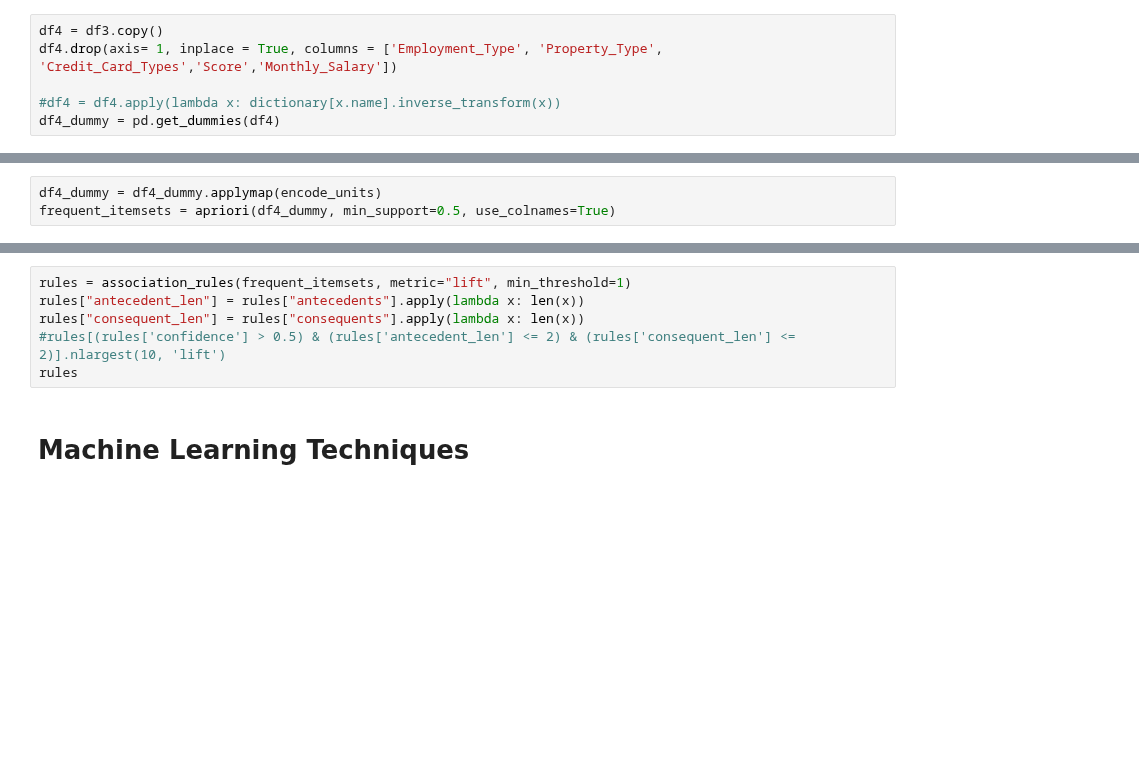
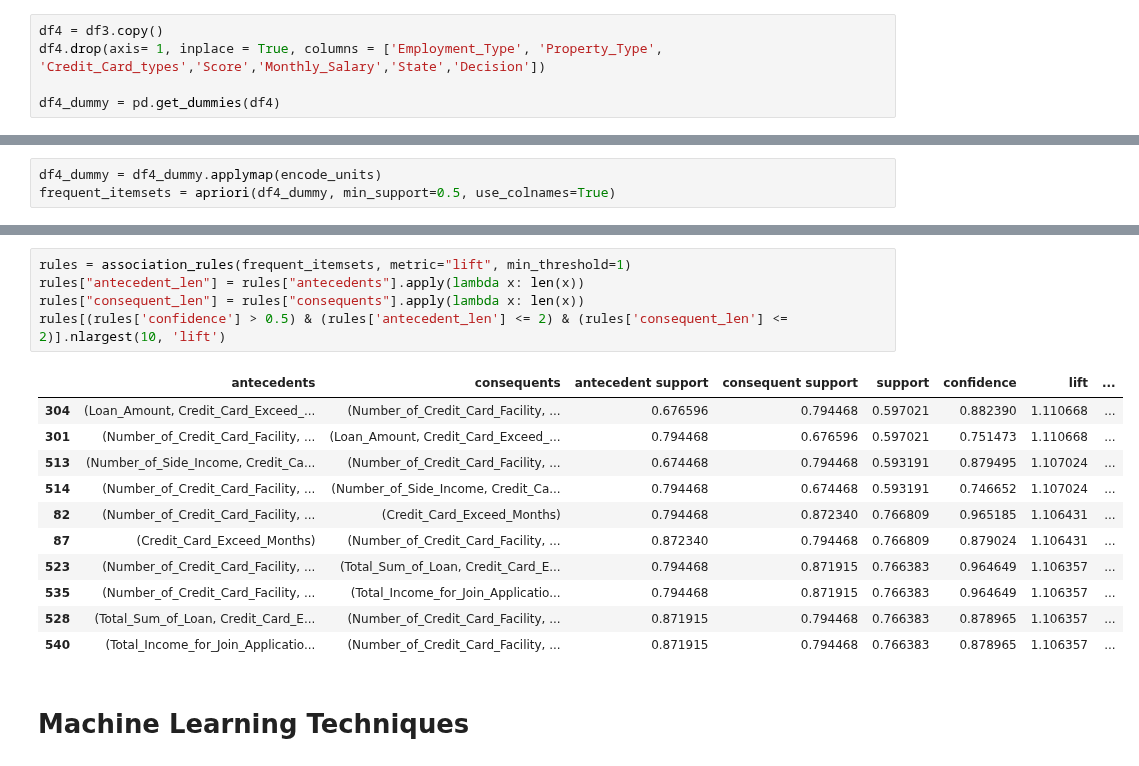
Before and after one commit to wkyg/DataMining, a Jupyter notebook: Project/Project.ipynb, the cells around one changed output, grey strips where cells are left out. Cells and saved outputs as stored; diff of their text form; blank space fills up the shorter version.

```diff
--- a/Project/Project.ipynb
+++ b/Project/Project.ipynb
@@ -410,9 +439,8 @@ X_res.drop(columns=["Number_of_Properties","Loan_Amount"], axis=1, inplace=True)
 # Association Rule Mining
 # %%
 df4 = df3.copy()
-df4.drop(axis= 1, inplace = True, columns = ['Employment_Type', 'Property_Type', 'Credit_Card_Types','Score','Monthly_Salary'])
+df4.drop(axis= 1, inplace = True, columns = ['Employment_Type', 'Property_Type', 'Credit_Card_types','Score','Monthly_Salary','State','Decision'])
 
-#df4 = df4.apply(lambda x: dictionary[x.name].inverse_transform(x))
 df4_dummy = pd.get_dummies(df4)
 # %%
 def encode_units(x):
@@ -428,9 +470,20 @@ df4_dummy
 # %%
 rules = association_rules(frequent_itemsets, metric="lift", min_threshold=1)
 rules["antecedent_len"] = rules["antecedents"].apply(lambda x: len(x))
 rules["consequent_len"] = rules["consequents"].apply(lambda x: len(x))
-#rules[(rules['confidence'] > 0.5) & (rules['antecedent_len'] <= 2) & (rules['consequent_len'] <= 2)].nlargest(10, 'lift')
-rules
+rules[(rules['confidence'] > 0.5) & (rules['antecedent_len'] <= 2) & (rules['consequent_len'] <= 2)].nlargest(10, 'lift')
+# %% [output]
+|  | antecedents | consequents | antecedent support | consequent support | support | confidence | lift | ... |
+| 304 | (Loan_Amount, Credit_Card_Exceed_... | (Number_of_Credit_Card_Facility, ... | 0.676596 | 0.794468 | 0.597021 | 0.882390 | 1.110668 | ... |
+| 301 | (Number_of_Credit_Card_Facility, ... | (Loan_Amount, Credit_Card_Exceed_... | 0.794468 | 0.676596 | 0.597021 | 0.751473 | 1.110668 | ... |
+| 513 | (Number_of_Side_Income, Credit_Ca... | (Number_of_Credit_Card_Facility, ... | 0.674468 | 0.794468 | 0.593191 | 0.879495 | 1.107024 | ... |
+| 514 | (Number_of_Credit_Card_Facility, ... | (Number_of_Side_Income, Credit_Ca... | 0.794468 | 0.674468 | 0.593191 | 0.746652 | 1.107024 | ... |
+| 82 | (Number_of_Credit_Card_Facility, ... | (Credit_Card_Exceed_Months) | 0.794468 | 0.872340 | 0.766809 | 0.965185 | 1.106431 | ... |
+| 87 | (Credit_Card_Exceed_Months) | (Number_of_Credit_Card_Facility, ... | 0.872340 | 0.794468 | 0.766809 | 0.879024 | 1.106431 | ... |
+| 523 | (Number_of_Credit_Card_Facility, ... | (Total_Sum_of_Loan, Credit_Card_E... | 0.794468 | 0.871915 | 0.766383 | 0.964649 | 1.106357 | ... |
+| 535 | (Number_of_Credit_Card_Facility, ... | (Total_Income_for_Join_Applicatio... | 0.794468 | 0.871915 | 0.766383 | 0.964649 | 1.106357 | ... |
+| 528 | (Total_Sum_of_Loan, Credit_Card_E... | (Number_of_Credit_Card_Facility, ... | 0.871915 | 0.794468 | 0.766383 | 0.878965 | 1.106357 | ... |
+| 540 | (Total_Income_for_Join_Applicatio... | (Number_of_Credit_Card_Facility, ... | 0.871915 | 0.794468 | 0.766383 | 0.878965 | 1.106357 | ... |
 # %% [markdown]
 # Machine Learning Techniques
 # %% [markdown]
```
Also changed, not shown: parts of 5 cells of this notebook, 5 other files.
